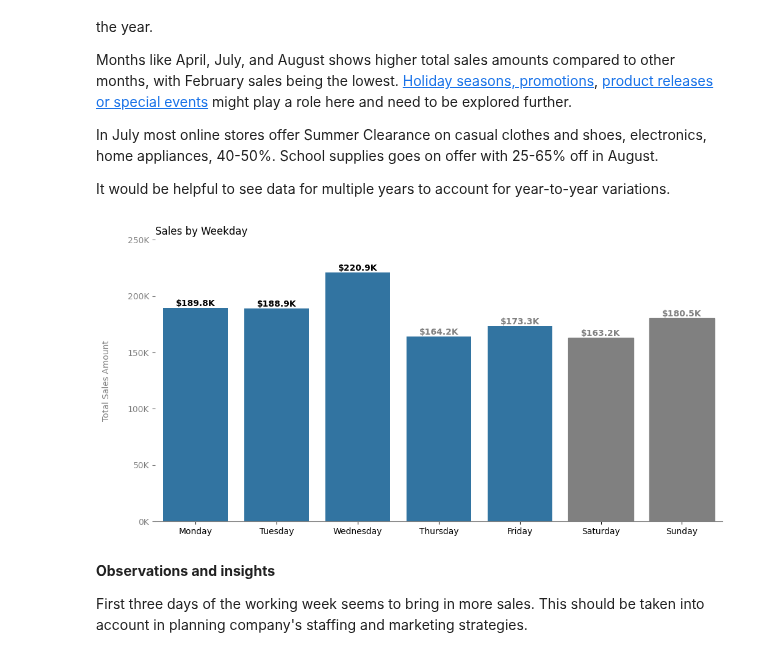
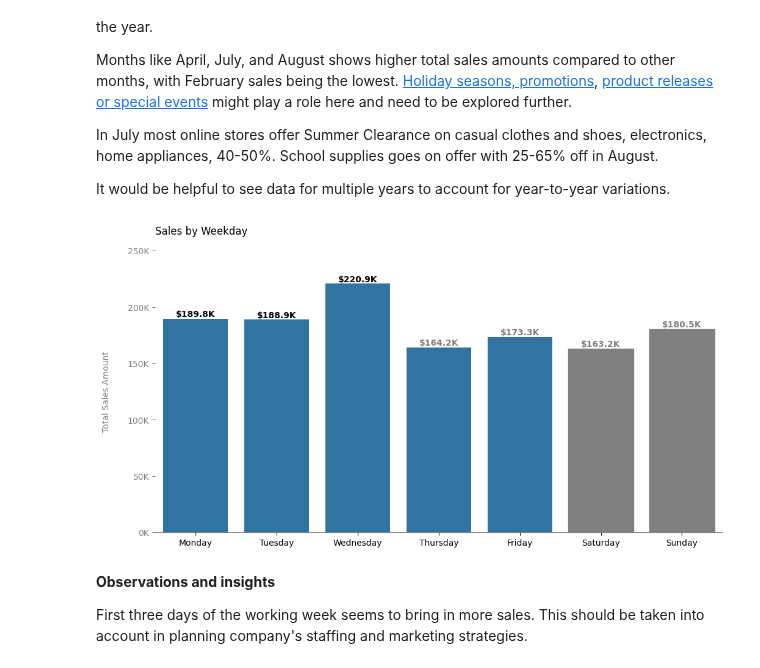
Before and after one commit to YuliaVK/Data-Analytics, a Jupyter notebook: EDA_Sales/notebooks/Sales_EDA.ipynb, the cells around one changed output. Cells and saved outputs as stored; diff of their text form; code cells hidden in the pictures.

```diff
--- a/EDA_Sales/notebooks/Sales_EDA.ipynb
+++ b/EDA_Sales/notebooks/Sales_EDA.ipynb
@@ -156,35 +131,35 @@ weekday_sales = df.groupby('Weekday', observed=False)['TotalAmount'].sum().reset
 # %%
 plt.figure(figsize=(12, 6))
 g = sns.barplot(x='Weekday', y='TotalAmount', data=weekday_sales)
 # Set gray for weekends
 for index, bar in enumerate(g.patches):
     if weekday_sales.loc[index, 'Weekday'] in ['Saturday', 'Sunday']:
         bar.set_color('grey')
 
-plt.title('Sales by Weekday', loc='left') # Remove. Add as subtitle to the presentation instead
+plt.title('Sales by Weekday', loc='left', y=1.04) # Remove. Add as subtitle to the presentation instead
 ylabels = ['{:,.0f}'.format(y) + 'K' for y in g.get_yticks()/1000]
 g.set_yticks(g.get_yticks())
 g.set_yticklabels(ylabels)
 plt.ylabel('Total Sales Amount', color='grey', fontsize=10, labelpad=20)
 plt.xlabel(None)
 
 # Change text colour for top 3 weekdays
 weekday_sales_sorted = weekday_sales.sort_values(by='TotalAmount', ascending=False)
 for index, row in weekday_sales.iterrows():
     text_color = 'black' if index < 3 else 'grey'
     plt.text(index, row['TotalAmount'], f"${round(row['TotalAmount']/1000, 1)}K",
                                         ha='center', va='bottom',
                                         color=text_color, fontweight='bold')
 
 sns.despine()
 plt.gca().spines['left'].set_visible(False)
 plt.gca().spines['bottom'].set_color('grey')
 plt.tick_params(axis='x', colors='black')
 plt.tick_params(axis='y', colors='grey')
 
 plt.show()
 # %% [output]
-[figure, old version]
+[figure, new version]
 # %% [markdown]
 **Observations and insights**
 
```
Also changed, not shown: parts of 3 cells of this notebook.
